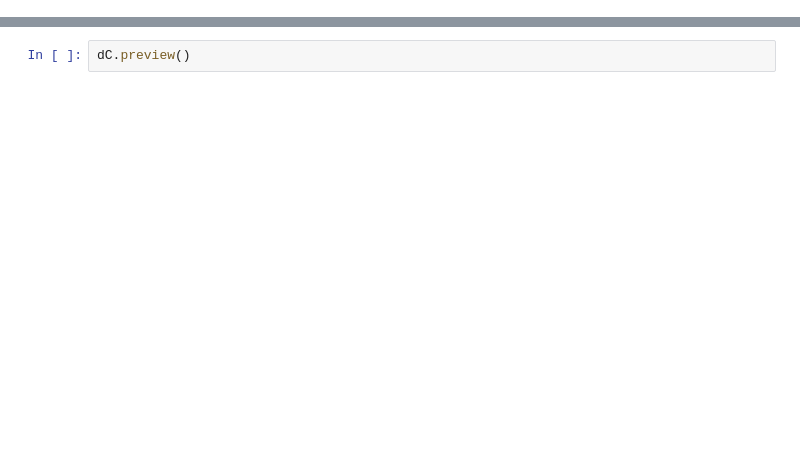
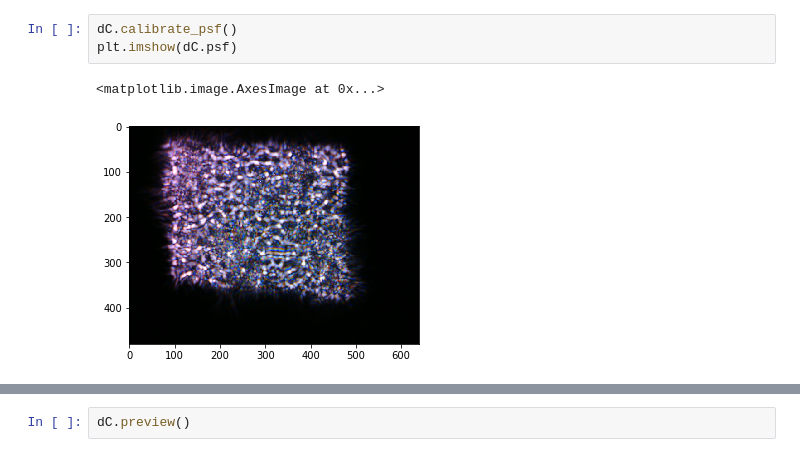
Before and after one commit to AhmedImtiazPrio/lenslessImag, a Jupyter notebook: codes/diffuseCam_testbench.ipynb, the cells around one changed output, grey strips where cells are left out. Cells and saved outputs as stored; diff of their text form; blank space fills up the shorter version.

```diff
--- a/codes/diffuseCam_testbench.ipynb
+++ b/codes/diffuseCam_testbench.ipynb
@@ -79,3 +364,9 @@ dC.calibrate_dark()
+# %%
+dC.calibrate_psf()
+plt.imshow(dC.psf)
+# %% [output]
+<matplotlib.image.AxesImage at 0x...>
+[figure, added]
 # %%
 img = dC.capture()
 plt.imshow(img)
```
Also changed, not shown: parts of 14 cells of this notebook.
